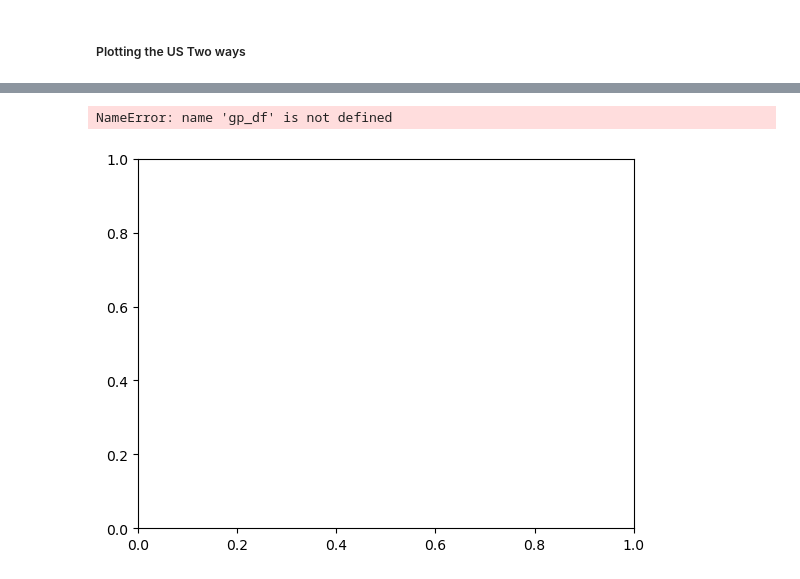
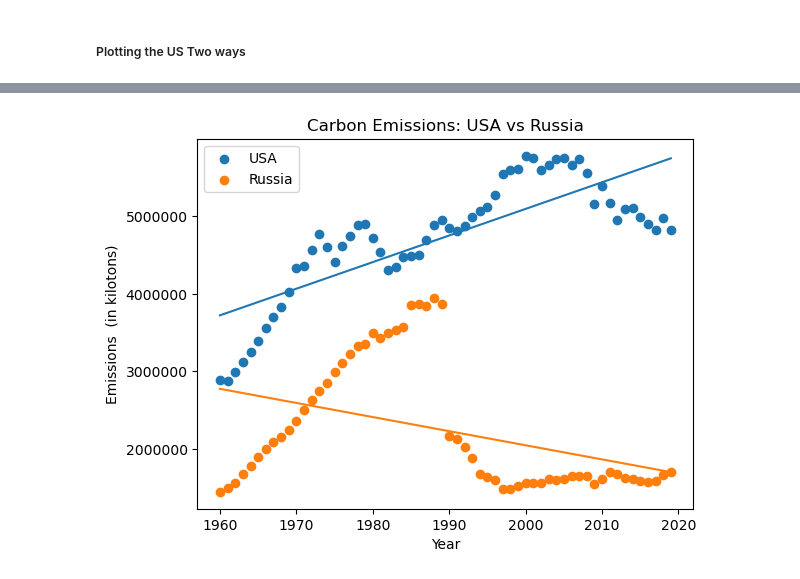
Before and after one commit to JeffreyFennell/Carbon-Emissions, a Jupyter notebook: carbon_emissions_project/carbon_emissions.ipynb, the cells around one changed output, grey strips where cells are left out. Saved outputs shown, nothing was run; the diff lists cells and outputs as text; code cells hidden in the pictures.

```diff
--- a/carbon_emissions_project/carbon_emissions.ipynb
+++ b/carbon_emissions_project/carbon_emissions.ipynb
@@ -85,11 +84,27 @@ plt.show()
+# %%
+# Create df comparing major USA and Russia with accompanying trends.
+fig, ax = plt.subplots()
+ax.scatter(usa['Year'], usa['Carbon Emissions (in kilotons)'])
+ax.scatter(rus['Year'], rus['Carbon Emissions (in kilotons)'])
+ax.set_xlabel('Year')
+ax.set_ylabel('Emissions  (in kilotons)')
+ax.set_title("Carbon Emissions: USA vs Russia")
+ax.ticklabel_format(style='plain')
+z = np.polyfit(usa['Year'], usa['Carbon Emissions (in kilotons)'], 1)
+zz = np.polyfit(rus['Year'], rus['Carbon Emissions (in kilotons)'], 1)
+p = np.poly1d(z)
+pp = np.poly1d(zz)
+ax.plot(usa['Year'], p(usa['Year']))
+ax.plot(rus['Year'], pp(rus['Year']))
+ax.legend(['USA', 'Russia'])
+plt.show()
+# %% [output]
+[figure, added]
 # %%
-fig, ax= plt.subplots()
-ax.plot(gp_df['year'], gp_df['carbon_emissions'])
-ax.set_xlabel('Year')
-ax.set_ylabel('Emissions (in kilotons)')
-ax.set_title("Emissions: China vs United States")
-ax.ticklabel_format(style='plain')
-plt.show()
+# fig, ax= plt.subplots()
+# ax.plot(gp_df['year'], gp_df['carbon_emissions'])
+# ax.set_xlabel('Year')
+# ax.set_ylabel('Emissions (in kilotons)')
+# ax.set_title("Emissions: China vs United States")
+# ax.ticklabel_format(style='plain')
+# plt.show()
-# %% [output]
-NameError: name 'gp_df' is not defined
-[figure, removed]
```
Also changed, not shown: parts of 4 cells of this notebook, 1 other file.
